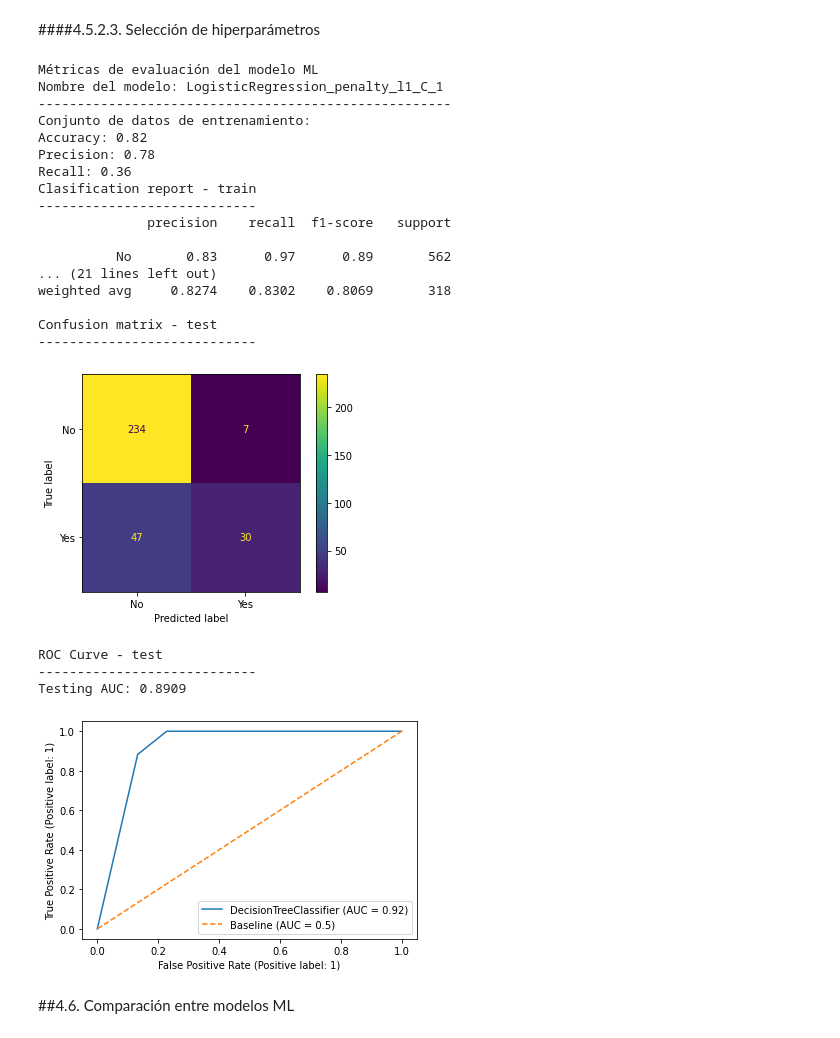
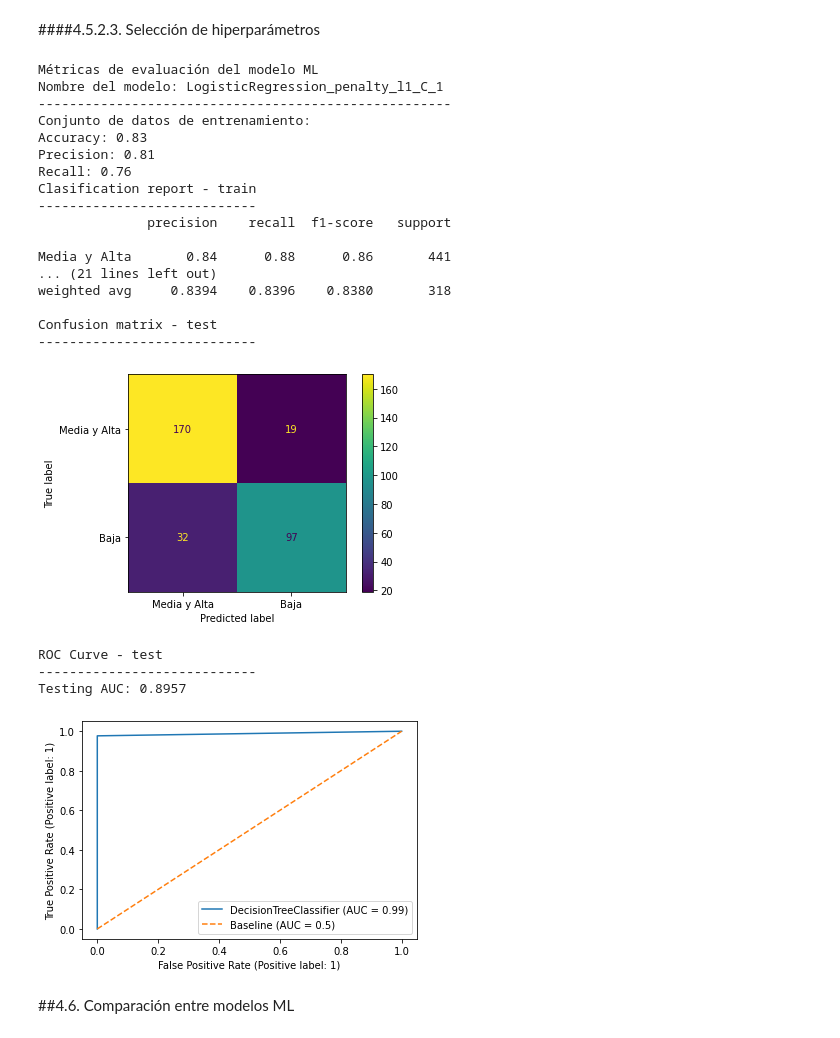
Before and after one commit to pzuniga/Milk_Quality_Prediction, a Jupyter notebook: wk7_012_Proyecto_2_Parte_2_(base).ipynb, the cells around one changed output. Drawn from its saved outputs; the diff is of its cells as text; code cells hidden in the pictures.

```diff
--- a/wk7_012_Proyecto_2_Parte_2_(base).ipynb
+++ b/wk7_012_Proyecto_2_Parte_2_(base).ipynb
@@ -391,9 +453,5 @@ Index(['pH', 'Temprature', 'Taste', 'Odor', 'Fat ', 'Turbidity', 'Colour',
        'Grade'],
       dtype='object')
-# %%
-# Convertir los nombres de cadenas de las clases a valores numéricos
-# Se decidió trabajar con dos clases
-df['Grade'] = df['Grade'].replace({'low': 0, 'medium': 0, 'high':1})
 # %%
 # Crear lista con los índices de una lista
 # Columnas de interés
@@ -455,3 +516,8 @@ memory usage: 66.3 KB
+# %%
+df['Taste']=df['Taste'].astype('object')
+df['Odor']=df['Odor'].astype('object')
+df['Fat']=df['Fat'].astype('object')
+df['Turbidity']=df['Turbidity'].astype('object')
 # %% [markdown]
 ## 3.3. Separar los datos en un matriz de características (X) y un vector objetivo (y).
 # %%
@@ -611,7 +677,7 @@ recall_train = recall_score(y_train, train_preds)
 recall_test = recall_score(y_test, test_preds)
 # Matriz de confusión
 cm = confusion_matrix(y_test, test_preds)
-target_names = ['No', 'Yes']
+target_names = ['Media y Alta','Baja']
 disp = ConfusionMatrixDisplay(confusion_matrix=cm,display_labels=target_names)
 # Specificity
 specificity_test = cm[0,0]/(cm[0,0]+cm[0,1])
@@ -1645,23 +1711,24 @@ Index(['pH', 'Temprature', 'Taste', 'Odor', 'Fat ', 'Turbidity', 'Colour',
 ###4.5.1. Modelo por defecto
 # %%
 # Crear instancia del modelo ML
-logreg = LogisticRegression(C = 1000,solver='liblinear')
+logreg_pipe = LogisticRegression(C = 1000,solver='liblinear')
 
 # Crear instancia Scaler
-scaler = StandardScaler()
+#scaler = StandardScaler()
 
 # Crear pipeline
-logreg_pipe = make_pipeline(scaler, logreg)
+#logreg_pipe = make_pipeline(scaler, logreg)
 
 # Entrenar modelo con datos de entrenamiento
 # Aprenderá la relación entre X e y
-logreg_pipe.fit(X_train,y_train)
+logreg_pipe.fit(X_train_processed,y_train)
+
 
 # Obtener predicciones del conjunto de entrenamiento
-train_preds=logreg_pipe.predict(X_train)
+train_preds=logreg_pipe.predict(X_train_processed)
 
 # Obtener predicciones del conjunto de prueba
-test_preds=logreg_pipe.predict(X_test)
+test_preds=logreg_pipe.predict(X_test_processed)
 
 # MÉTRICAS DE EVALUACIÓN
 # Accuracy
@@ -1834,23 +1901,23 @@ ax.set_xscale('log')
 ####4.5.2.3. Selección de hiperparámetros
 # %%
 # Crear instancia del modelo ML
-logreg = LogisticRegression(solver='liblinear', penalty='l1',C=1, class_weight=None)
+logreg_pipe = LogisticRegression(solver='liblinear', penalty='l1',C=1, class_weight=None)
 
 # Crear instancia Scaler
-scaler = StandardScaler()
+#scaler = StandardScaler()
 
 # Crear pipeline
-logreg_pipe = make_pipeline(scaler, logreg)
+#logreg_pipe = make_pipeline(scaler, logreg)
 
 # Entrenar modelo con datos de entrenamiento
 # Aprenderá la relación entre X e y
-logreg_pipe.fit(X_train,y_train)
+logreg_pipe.fit(X_train_processed,y_train)
 
 # Obtener predicciones del conjunto de entrenamiento
-train_preds=logreg_pipe.predict(X_train)
+train_preds=logreg_pipe.predict(X_train_processed)
 
 # Obtener predicciones del conjunto de prueba
-test_preds=logreg_pipe.predict(X_test)
+test_preds=logreg_pipe.predict(X_test_processed)
 
 # MÉTRICAS DE EVALUACIÓN
 # Accuracy
@@ -1894,43 +1961,43 @@ print('Accuracy:',round(bench_model_df.loc[len(bench_model_df)-1][5],4))
 print('Precision:',round(bench_model_df.loc[len(bench_model_df)-1][6],4))
 print('Recall:',round(bench_model_df.loc[len(bench_model_df)-1][7],4))
 print('Specificity:',round(bench_model_df.loc[len(bench_model_df)-1][8],4))
 print('Clasification report - test')
 print('----------------------------')
 print(classification_report(y_test, test_preds, target_names=target_names, digits=4))
 print('Confusion matrix - test')
 print('----------------------------')
 disp.plot()
 plt.show()
 print('\nROC Curve - test')
 print('----------------------------')
 print(f'Testing AUC: {round(bench_model_df.loc[len(bench_model_df)-1][9],4)}')
 RocCurveDisplay.from_estimator(dec_tree, X_test_processed, y_test)
 plt.plot([0, 1], [0, 1], ls = '--', label = 'Baseline (AUC = 0.5)')
 plt.legend();
 plt.show()
 # %% [output]
 Métricas de evaluación del modelo ML
 Nombre del modelo: LogisticRegression_penalty_l1_C_1
 -----------------------------------------------------
 Conjunto de datos de entrenamiento:
-Accuracy: 0.82
-Precision: 0.78
-Recall: 0.36
+Accuracy: 0.83
+Precision: 0.81
+Recall: 0.76
 Clasification report - train
 ----------------------------
               precision    recall  f1-score   support
 
-          No       0.83      0.97      0.89       562
+Media y Alta       0.84      0.88      0.86       441
 ... (21 lines left out)
-weighted avg     0.8274    0.8302    0.8069       318
+weighted avg     0.8394    0.8396    0.8380       318
 
 Confusion matrix - test
 ----------------------------
-[figure, old version]
+[figure, new version]
 ROC Curve - test
 ----------------------------
-Testing AUC: 0.8909
+Testing AUC: 0.8957
-[figure, old version]
+[figure, new version]
 # %% [markdown]
 ##4.6. Comparación entre modelos ML
 # %%
```
Also changed, not shown: parts of 53 cells of this notebook.
